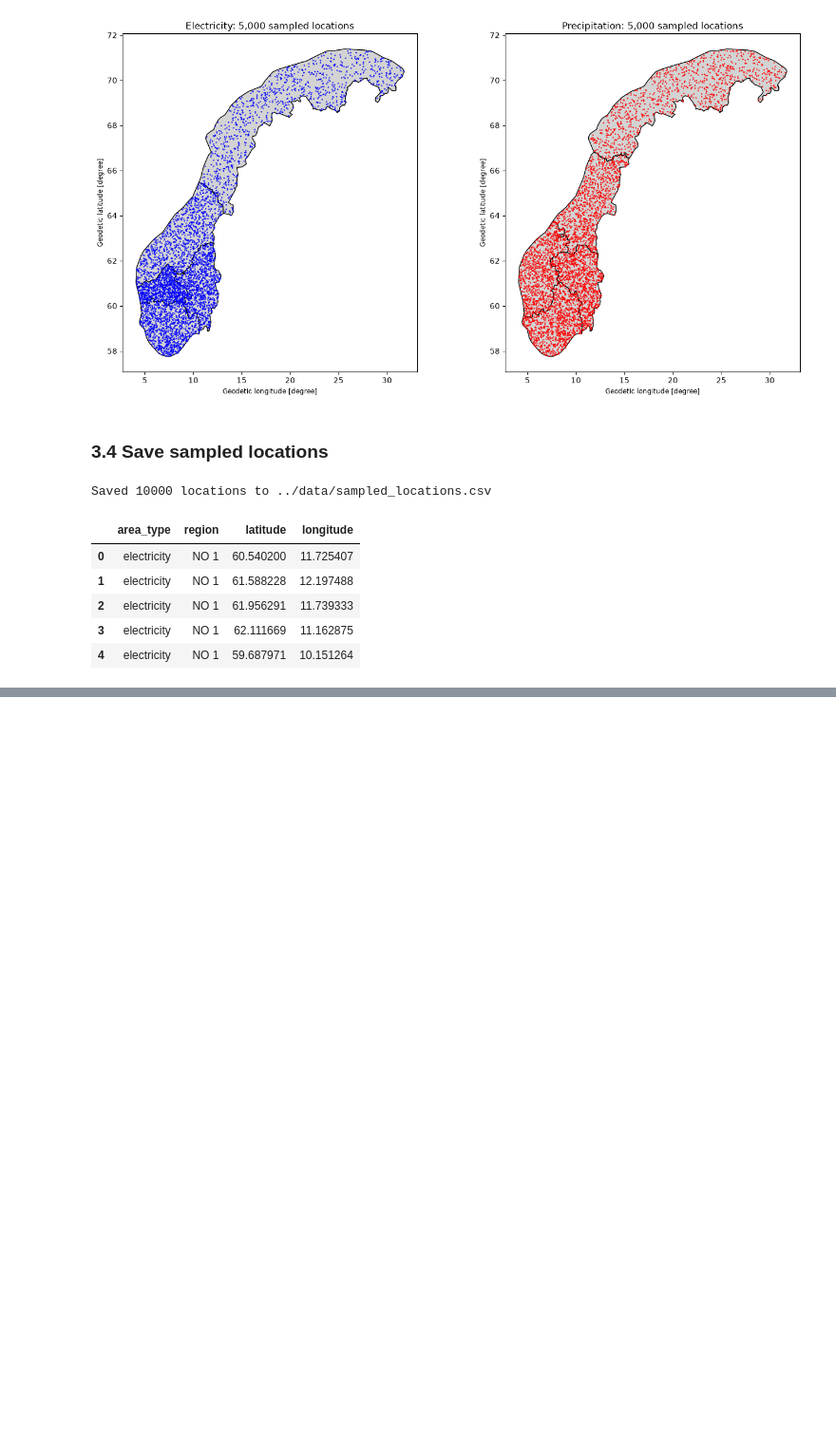
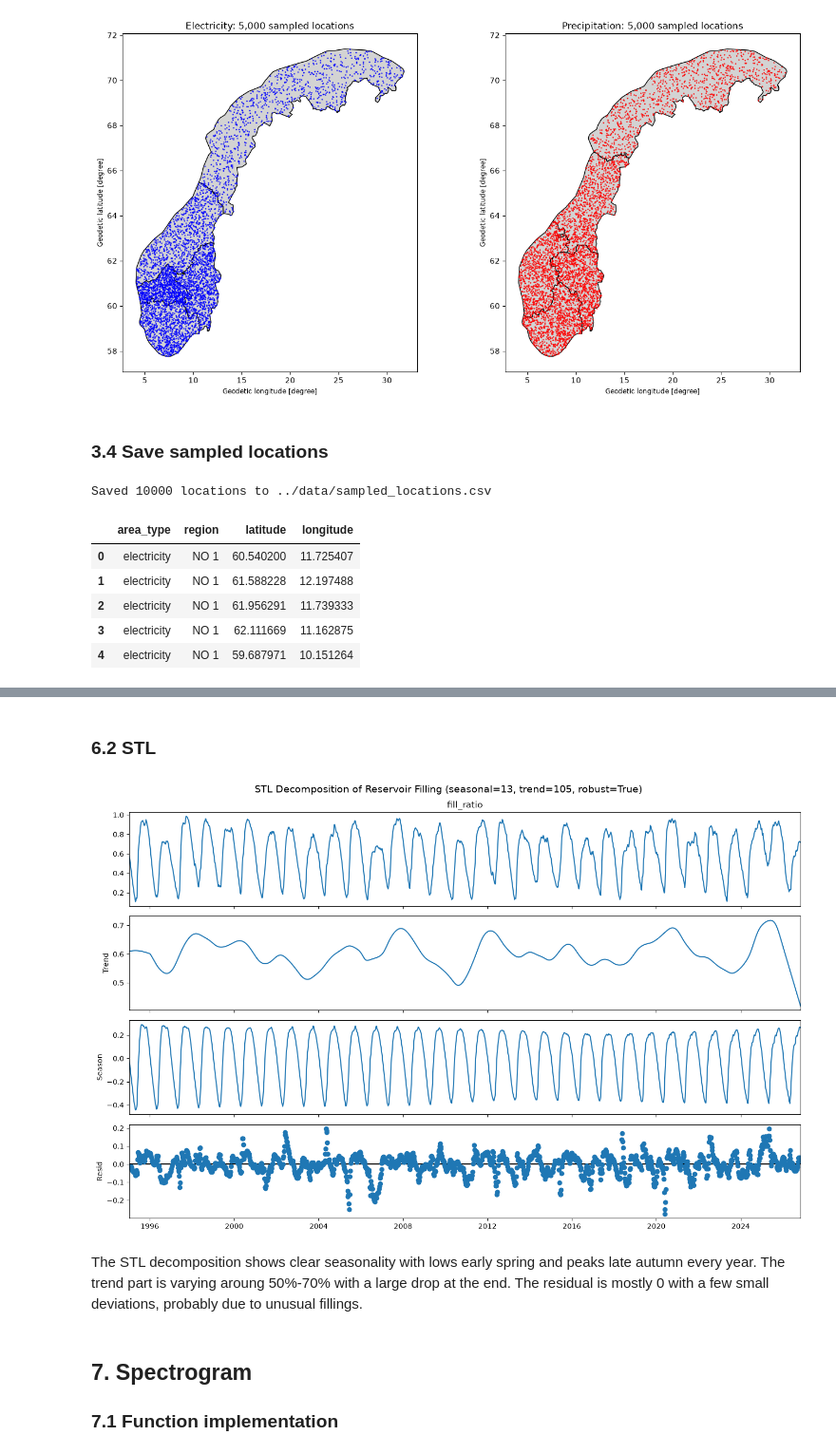
Before and after one commit to IngeGiljeGunnarshaug/ind320-inge-gilje-gunnarshaug, a Jupyter notebook: notebooks/assignment3.ipynb, the cells around one changed output, grey strips where cells are left out. Shown at 95% size. Drawn from its saved outputs; the diff is of its cells as text; code cells hidden in the pictures; blank space fills up the shorter version.

```diff
--- a/notebooks/assignment3.ipynb
+++ b/notebooks/assignment3.ipynb
@@ -263,0 +942,51 @@ Saved 10000 locations to ../data/sampled_locations.csv
+# %% [markdown]
+### 6.2 STL
+# %%
+
+def plot_stl(series, seasonal=13, trend=105, robust=True):
+    """Decompose weekly reservoir filling into trend, seasonality and residuals."""
+
+    # Prepare the time series
+    series = series.sort_index().dropna().copy()
+    series.index = pd.to_datetime(series.index)
+
+    # Fit STL using an annual seasonal period of 52 weeks
+    model = STL(
+        series,
+        period=52,
+        seasonal=seasonal,
+        trend=trend,
+        robust=robust
+    )
+
+    result = model.fit()
+
+    # Create the decomposition plot
+    fig = result.plot()
+    fig.set_size_inches(14, 9)
+
+    fig.suptitle(
+        f"STL Decomposition of Reservoir Filling "
+        f"(seasonal={seasonal}, trend={trend}, robust={robust})",
+        fontsize=14
+    )
+
+    fig.tight_layout()
+
+    return fig
+# %%
+fig = plot_stl(
+    reservoirs["fill_ratio"],
+    seasonal=13,
+    trend=105,
+    robust=True
+)
+
+plt.show()
+# %% [output]
+[figure, added]
+# %% [markdown]
+The STL decomposition shows clear seasonality with lows early spring and peaks late autumn every year. The trend part is varying aroung 50%-70% with a large drop at the end. The residual is mostly 0 with a few small deviations, probably due to unusual fillings.
+# %% [markdown]
+## 7. Spectrogram
+### 7.1 Function implementation
```
Also changed, not shown: parts of 38 cells of this notebook.
